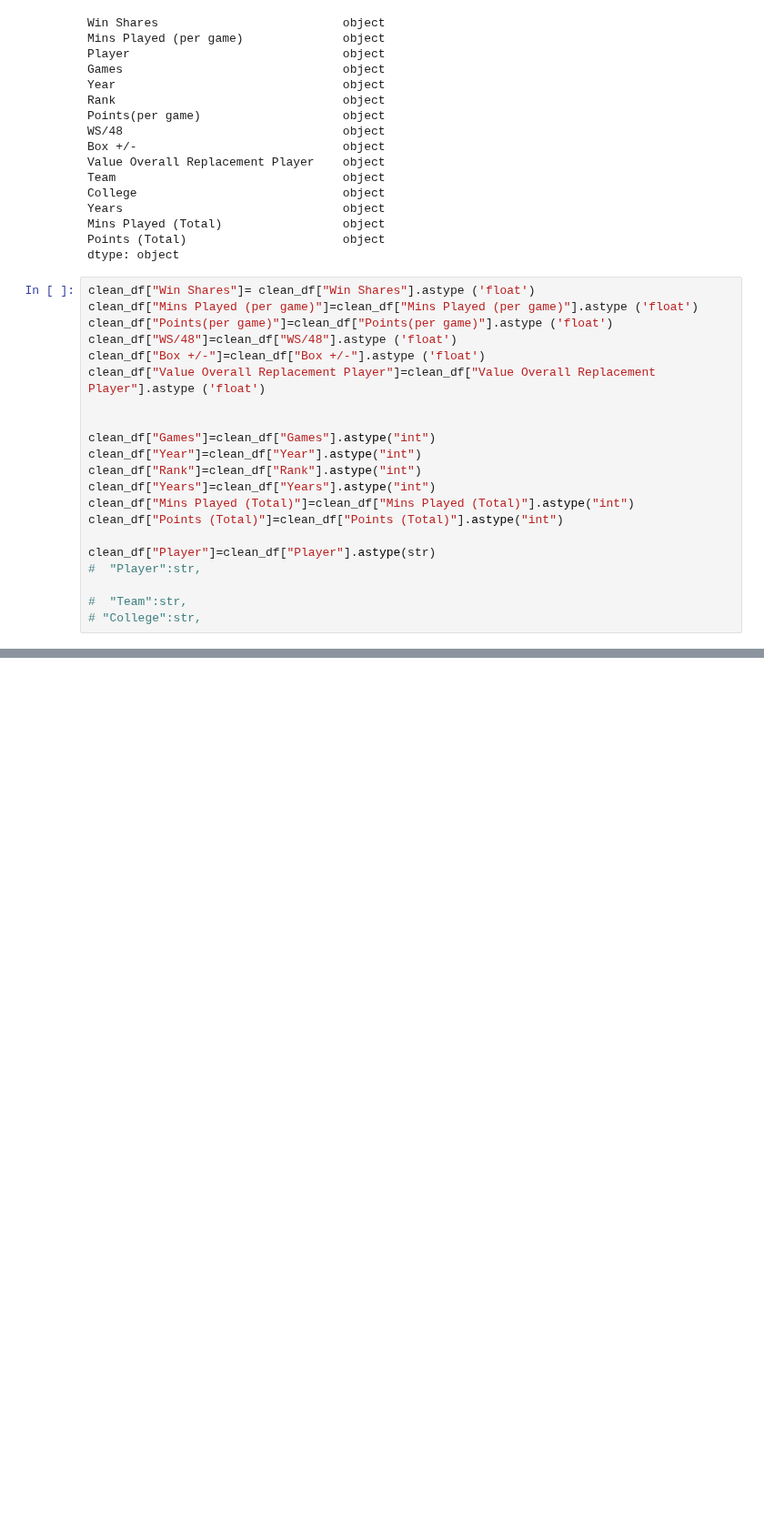
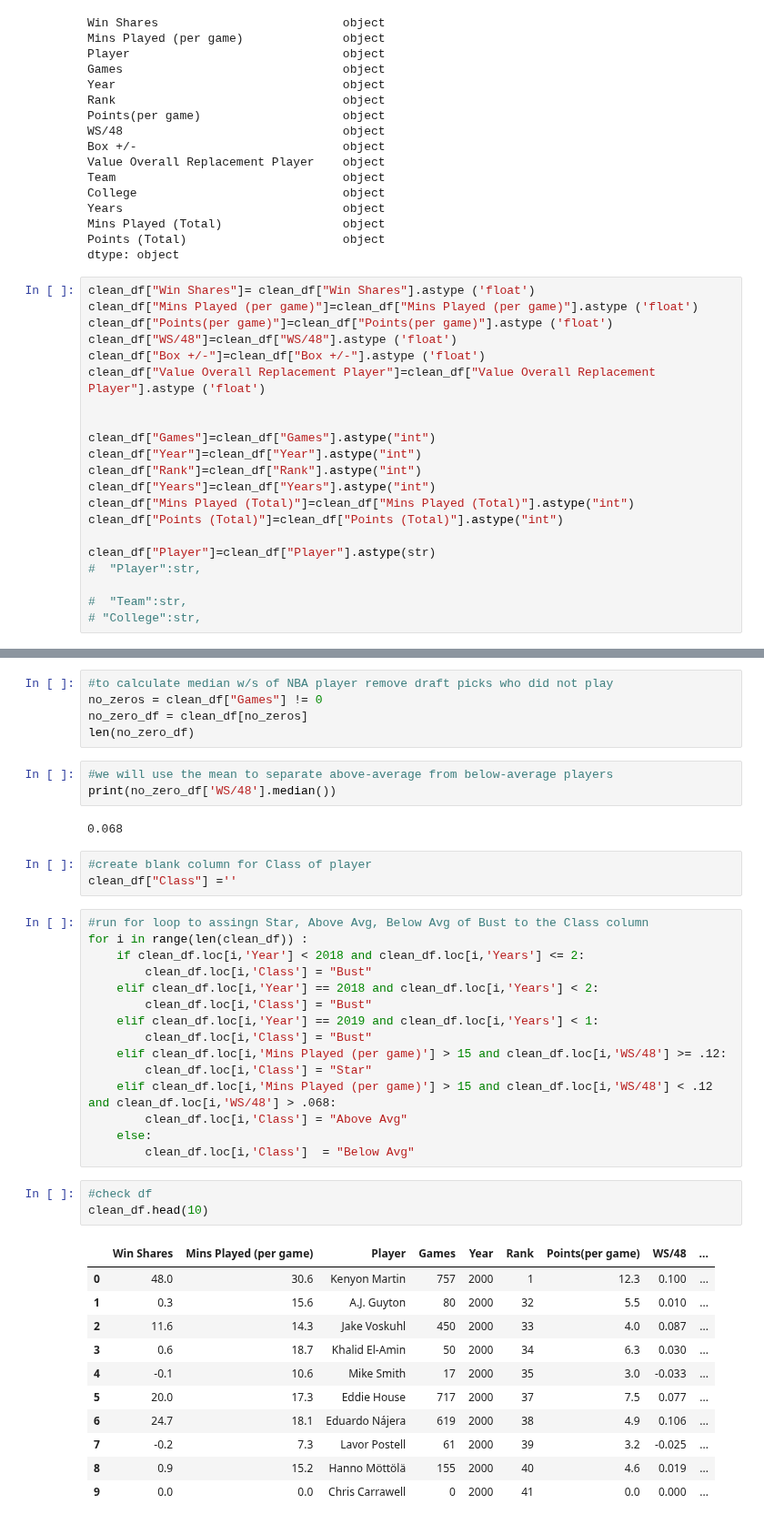
Before and after one commit to woodfin8/Draft_Machine, a Jupyter notebook: NBA.ipynb, the cells around one changed output, grey strips where cells are left out. Shown at 91% size. Drawn from its saved outputs; the diff is of its cells as text; blank space fills up the shorter version.

```diff
--- a/NBA.ipynb
+++ b/NBA.ipynb
@@ -267,0 +251,43 @@ clean_df.describe()
+# %%
+#to calculate median w/s of NBA player remove draft picks who did not play
+no_zeros = clean_df["Games"] != 0
+no_zero_df = clean_df[no_zeros]
+len(no_zero_df)
+# %%
+#we will use the mean to separate above-average from below-average players
+print(no_zero_df['WS/48'].median())
+# %% [output]
+0.068
+# %%
+#create blank column for Class of player
+clean_df["Class"] =''
+# %%
+#run for loop to assingn Star, Above Avg, Below Avg of Bust to the Class column
+for i in range(len(clean_df)) :
+    if clean_df.loc[i,'Year'] < 2018 and clean_df.loc[i,'Years'] <= 2:
+        clean_df.loc[i,'Class'] = "Bust"
+    elif clean_df.loc[i,'Year'] == 2018 and clean_df.loc[i,'Years'] < 2:
+        clean_df.loc[i,'Class'] = "Bust"
+    elif clean_df.loc[i,'Year'] == 2019 and clean_df.loc[i,'Years'] < 1:
+        clean_df.loc[i,'Class'] = "Bust"
+    elif clean_df.loc[i,'Mins Played (per game)'] > 15 and clean_df.loc[i,'WS/48'] >= .12:
+        clean_df.loc[i,'Class'] = "Star"
+    elif clean_df.loc[i,'Mins Played (per game)'] > 15 and clean_df.loc[i,'WS/48'] < .12 and clean_df.loc[i,'WS/48'] > .068:
+        clean_df.loc[i,'Class'] = "Above Avg"
+    else:
+        clean_df.loc[i,'Class']  = "Below Avg"
+# %%
+#check df
+clean_df.head(10)
+# %% [output]
+|  | Win Shares | Mins Played (per game) | Player | Games | Year | Rank | Points(per game) | WS/48 | ... |
+| 0 | 48.0 | 30.6 | Kenyon Martin | 757 | 2000 | 1 | 12.3 | 0.100 | ... |
+| 1 | 0.3 | 15.6 | A.J. Guyton | 80 | 2000 | 32 | 5.5 | 0.010 | ... |
+| 2 | 11.6 | 14.3 | Jake Voskuhl | 450 | 2000 | 33 | 4.0 | 0.087 | ... |
+| 3 | 0.6 | 18.7 | Khalid El-Amin | 50 | 2000 | 34 | 6.3 | 0.030 | ... |
+| 4 | -0.1 | 10.6 | Mike Smith | 17 | 2000 | 35 | 3.0 | -0.033 | ... |
+| 5 | 20.0 | 17.3 | Eddie House | 717 | 2000 | 37 | 7.5 | 0.077 | ... |
+| 6 | 24.7 | 18.1 | Eduardo Nájera | 619 | 2000 | 38 | 4.9 | 0.106 | ... |
+| 7 | -0.2 | 7.3 | Lavor Postell | 61 | 2000 | 39 | 3.2 | -0.025 | ... |
+| 8 | 0.9 | 15.2 | Hanno Möttölä | 155 | 2000 | 40 | 4.6 | 0.019 | ... |
+| 9 | 0.0 | 0.0 | Chris Carrawell | 0 | 2000 | 41 | 0.0 | 0.000 | ... |
```
Also changed, not shown: parts of 16 cells of this notebook, 1 other file.
